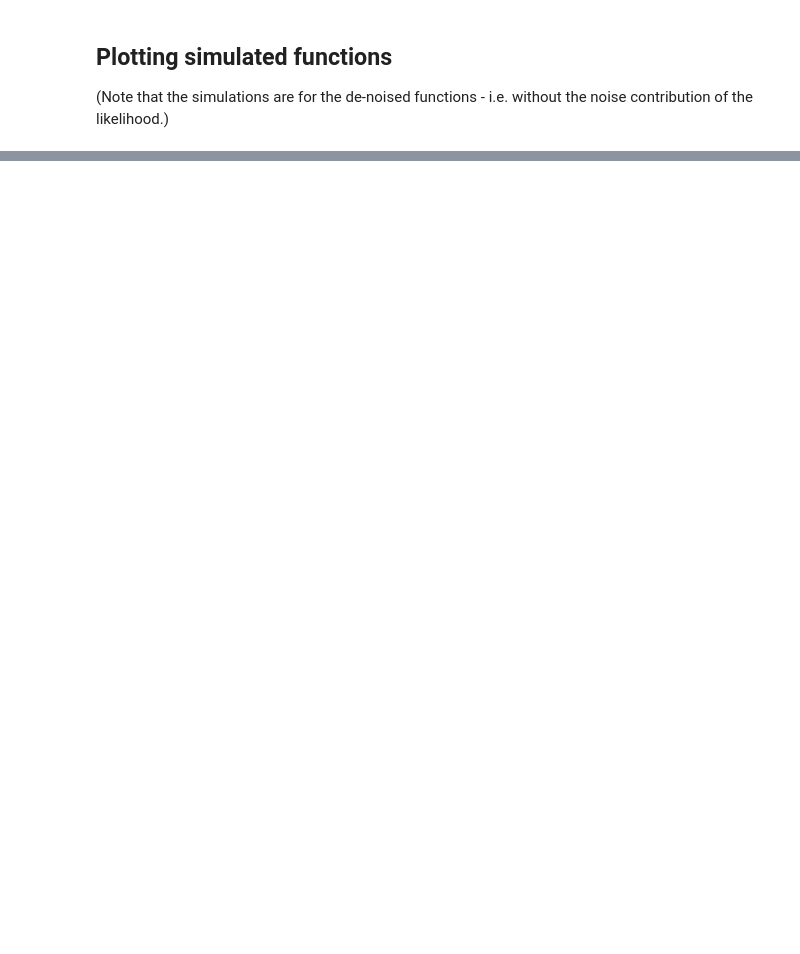
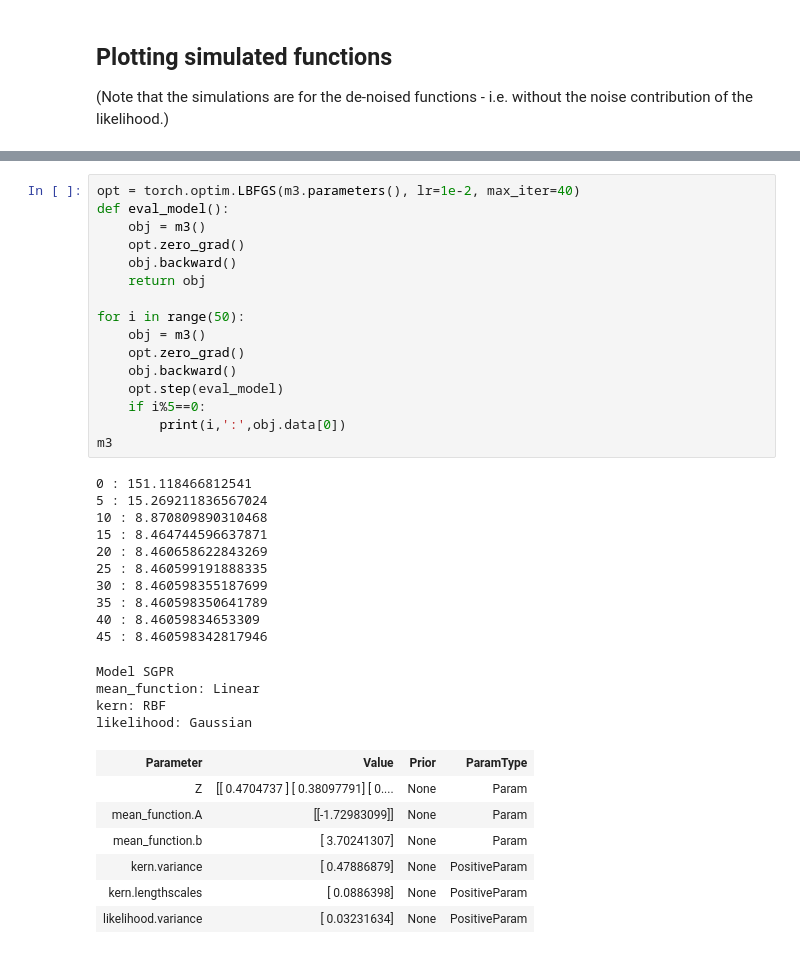
Before and after one commit to t-vi/candlegp, a Jupyter notebook: notebooks/gp_regression.ipynb, the cells around one changed output, grey strips where cells are left out. Saved outputs shown, nothing was run; the diff lists cells and outputs as text; blank space fills up the shorter version.

```diff
--- a/notebooks/gp_regression.ipynb
+++ b/notebooks/gp_regression.ipynb
@@ -182,0 +184,38 @@ pyplot.plot(X.numpy(), Y.numpy(), 'kx', mew=2)
+# %%
+opt = torch.optim.LBFGS(m3.parameters(), lr=1e-2, max_iter=40)
+def eval_model():
+    obj = m3()
+    opt.zero_grad()
+    obj.backward()
+    return obj
+
+for i in range(50):
+    obj = m3()
+    opt.zero_grad()
+    obj.backward()
+    opt.step(eval_model)
+    if i%5==0:
+        print(i,':',obj.data[0])
+m3
+# %% [output]
+0 : 151.118466812541
+5 : 15.269211836567024
+10 : 8.870809890310468
+15 : 8.464744596637871
+20 : 8.460658622843269
+25 : 8.460599191888335
+30 : 8.460598355187699
+35 : 8.460598350641789
+40 : 8.46059834653309
+45 : 8.460598342817946
+Model SGPR
+mean_function: Linear
+kern: RBF
+likelihood: Gaussian
+| Parameter | Value | Prior | ParamType |
+| Z | [[ 0.4704737 ] [ 0.38097791] [ 0.... | None | Param |
+| mean_function.A | [[-1.72983099]] | None | Param |
+| mean_function.b | [ 3.70241307] | None | Param |
+| kern.variance | [ 0.47886879] | None | PositiveParam |
+| kern.lengthscales | [ 0.0886398] | None | PositiveParam |
+| likelihood.variance | [ 0.03231634] | None | PositiveParam |
```
Also changed, not shown: parts of 11 cells of this notebook, 4 other files.
